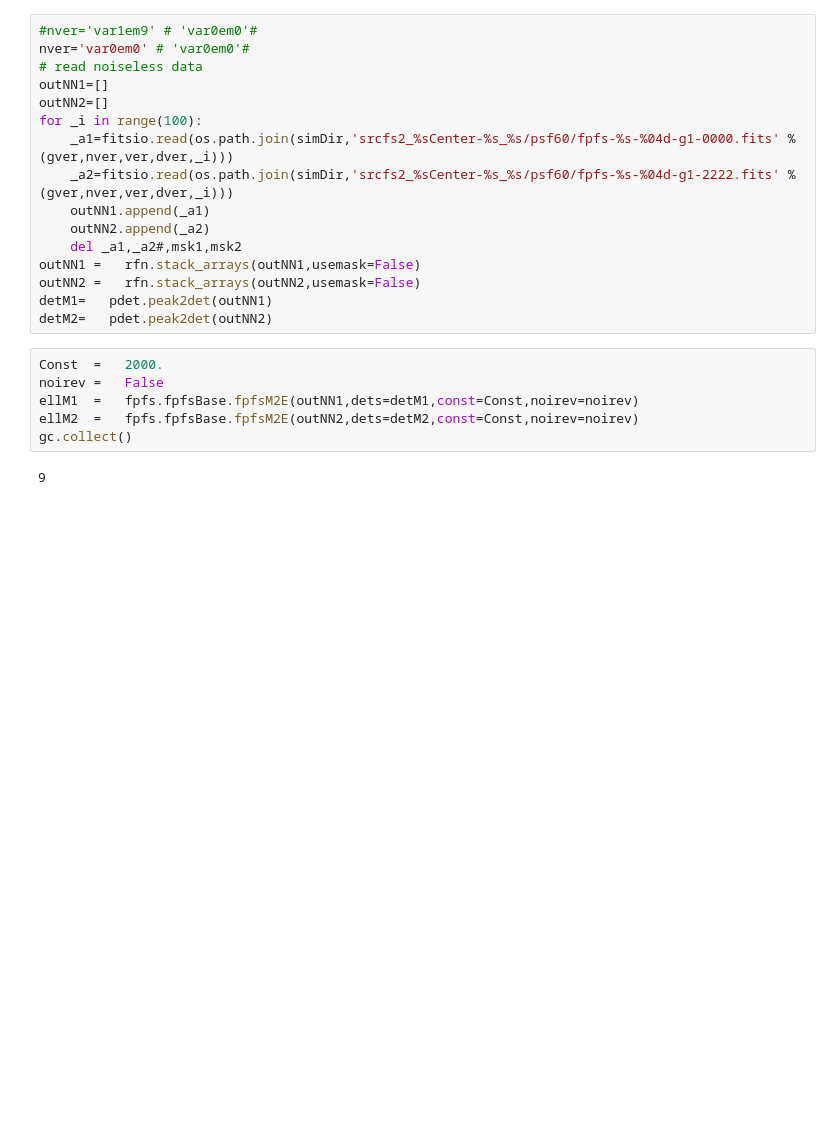
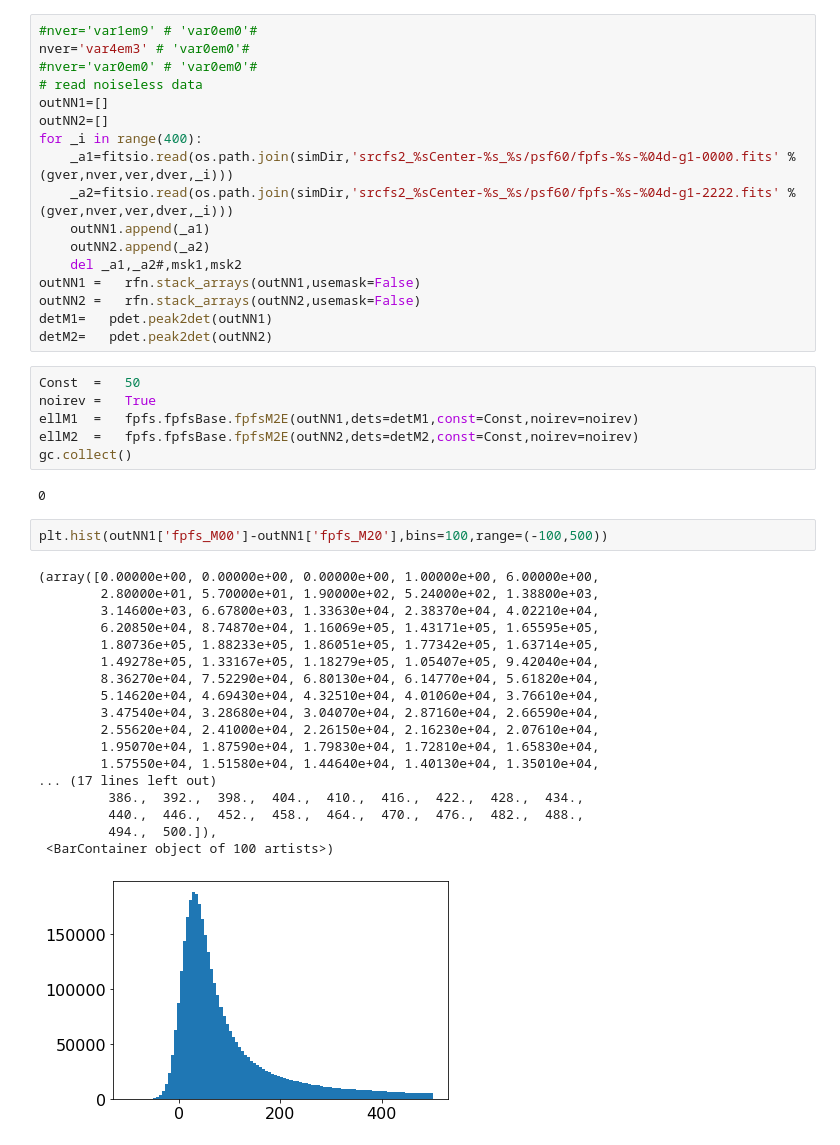
Before and after one commit to mr-superonion/FPFS_notebooks, a Jupyter notebook: ipynb/4_sheartest_noisy/5_fourierShapelets_noisy_resolution.ipynb, the cells around one changed output. Saved outputs shown, nothing was run; the diff lists cells and outputs as text; blank space fills up the shorter version.

```diff
--- a/ipynb/4_sheartest_noisy/5_fourierShapelets_noisy_resolution.ipynb
+++ b/ipynb/4_sheartest_noisy/5_fourierShapelets_noisy_resolution.ipynb
@@ -150,10 +146,11 @@ plt.tight_layout()
 # %%
 #nver='var1em9' # 'var0em0'#
-nver='var0em0' # 'var0em0'#
+nver='var4em3' # 'var0em0'#
+#nver='var0em0' # 'var0em0'#
 # read noiseless data
 outNN1=[]
 outNN2=[]
-for _i in range(100):
+for _i in range(400):
     _a1=fitsio.read(os.path.join(simDir,'srcfs2_%sCenter-%s_%s/psf60/fpfs-%s-%04d-g1-0000.fits' %(gver,nver,ver,dver,_i)))
     _a2=fitsio.read(os.path.join(simDir,'srcfs2_%sCenter-%s_%s/psf60/fpfs-%s-%04d-g1-2222.fits' %(gver,nver,ver,dver,_i)))
     outNN1.append(_a1)
@@ -164,10 +161,31 @@ outNN2 =   rfn.stack_arrays(outNN2,usemask=False)
 detM1=   pdet.peak2det(outNN1)
 detM2=   pdet.peak2det(outNN2)
 # %%
-Const  =   2000.
-noirev =   False
+Const  =   50
+noirev =   True
 ellM1  =   fpfs.fpfsBase.fpfsM2E(outNN1,dets=detM1,const=Const,noirev=noirev)
 ellM2  =   fpfs.fpfsBase.fpfsM2E(outNN2,dets=detM2,const=Const,noirev=noirev)
 gc.collect()
 # %% [output]
-9
+0
+# %%
+plt.hist(outNN1['fpfs_M00']-outNN1['fpfs_M20'],bins=100,range=(-100,500))
+# %% [output]
+(array([0.00000e+00, 0.00000e+00, 0.00000e+00, 1.00000e+00, 6.00000e+00,
+        2.80000e+01, 5.70000e+01, 1.90000e+02, 5.24000e+02, 1.38800e+03,
+        3.14600e+03, 6.67800e+03, 1.33630e+04, 2.38370e+04, 4.02210e+04,
+        6.20850e+04, 8.74870e+04, 1.16069e+05, 1.43171e+05, 1.65595e+05,
+        1.80736e+05, 1.88233e+05, 1.86051e+05, 1.77342e+05, 1.63714e+05,
+        1.49278e+05, 1.33167e+05, 1.18279e+05, 1.05407e+05, 9.42040e+04,
+        8.36270e+04, 7.52290e+04, 6.80130e+04, 6.14770e+04, 5.61820e+04,
+        5.14620e+04, 4.69430e+04, 4.32510e+04, 4.01060e+04, 3.76610e+04,
+        3.47540e+04, 3.28680e+04, 3.04070e+04, 2.87160e+04, 2.66590e+04,
+        2.55620e+04, 2.41000e+04, 2.26150e+04, 2.16230e+04, 2.07610e+04,
+        1.95070e+04, 1.87590e+04, 1.79830e+04, 1.72810e+04, 1.65830e+04,
+        1.57550e+04, 1.51580e+04, 1.44640e+04, 1.40130e+04, 1.35010e+04,
+... (17 lines left out)
+         386.,  392.,  398.,  404.,  410.,  416.,  422.,  428.,  434.,
+         440.,  446.,  452.,  458.,  464.,  470.,  476.,  482.,  488.,
+         494.,  500.]),
+ <BarContainer object of 100 artists>)
+[figure, added]
```
Also changed, not shown: parts of 10 cells of this notebook, 2 other files.
